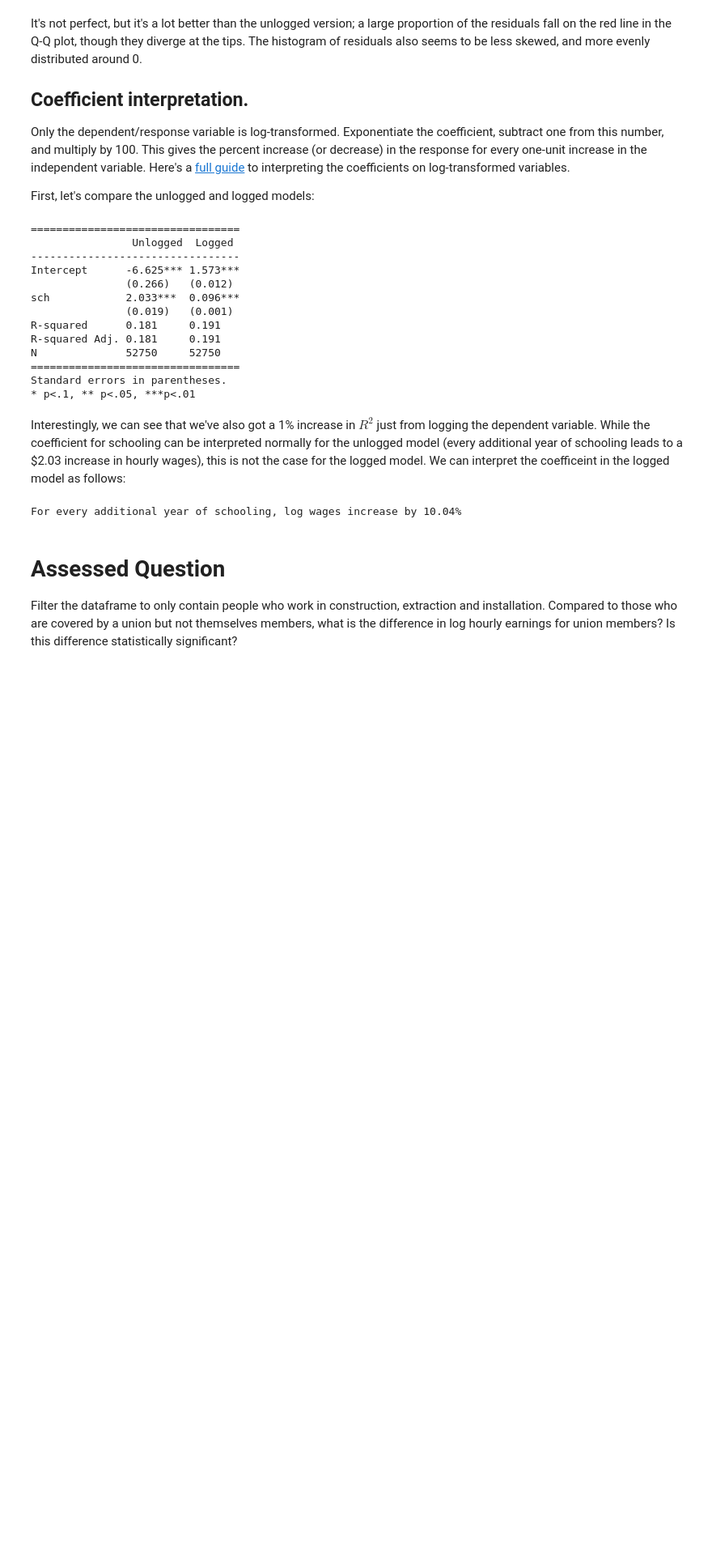
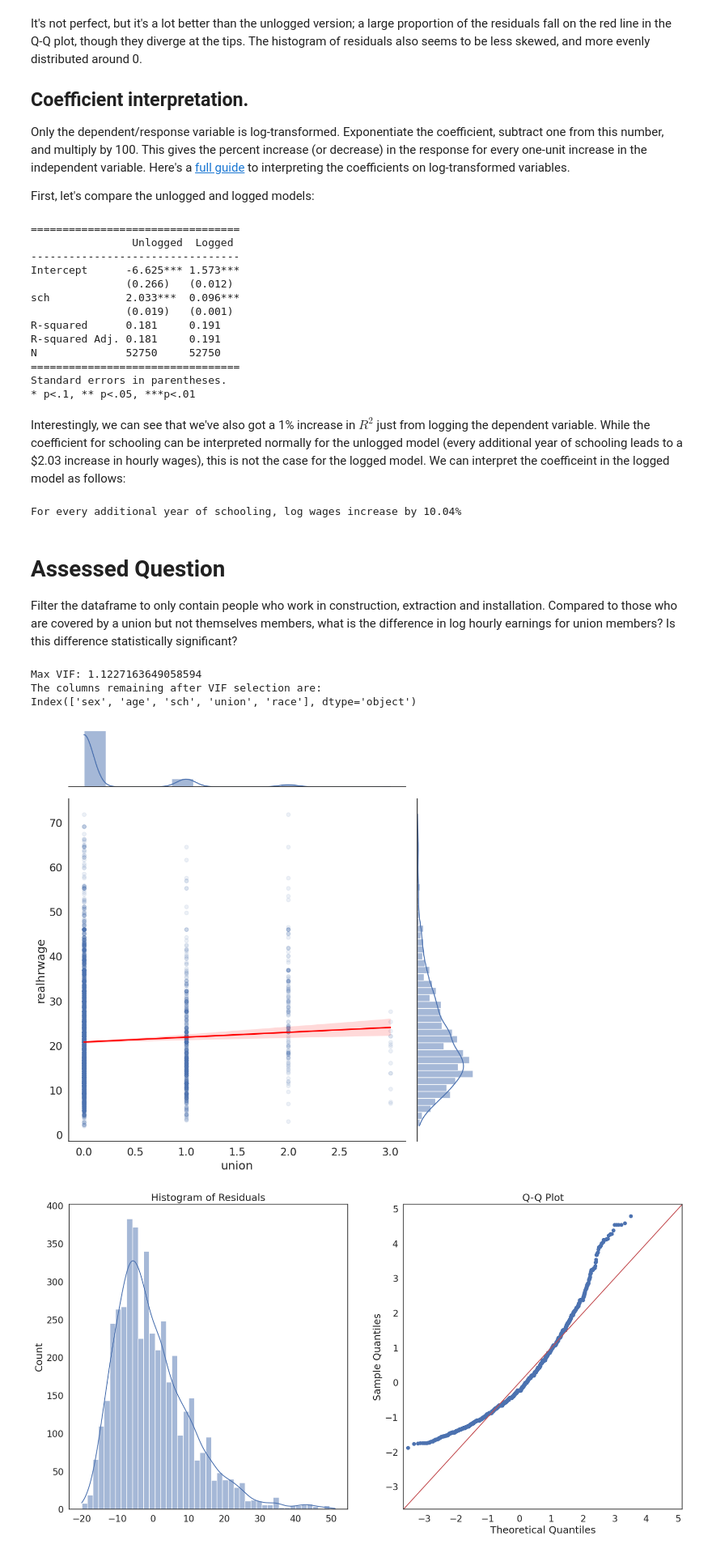
Before and after one commit to jinkim-com/QM2, a Jupyter notebook: Week 7 - Regression.ipynb, the cells around one changed output. Shown at 81% size. Cells and saved outputs as stored; diff of their text form; code cells hidden in the pictures; blank space fills up the shorter version.

```diff
--- a/Week 7 - Regression.ipynb
+++ b/Week 7 - Regression.ipynb
@@ -574,5 +574,46 @@ For every additional year of schooling, log wages increase by 10.04%
 # Assessed Question
 
 Filter the dataframe to only contain people who work in construction, extraction and installation. Compared to those who are covered by a union but not themselves members, what is the difference in log hourly earnings for union members? Is this difference statistically significant?
+# %%
+reg_df = reg_df[reg_df['occupation'] == 'Consruction, Extraction, Installation']
+reg_df
+
+# 1. Summary Statistics
+
+summary=reg_df.groupby('union')['realhrwage'].describe()
+summary
+
+# Assumptions
+
+ind_vars=['sex','age','sch', 'union','race']
+vif = drop_column_using_vif_(reg_df[ind_vars], thresh=5)
+print("The columns remaining after VIF selection are:")
+print(vif.columns)
+# %% [output]
+Max VIF: 1.1227163649058594
+The columns remaining after VIF selection are:
+Index(['sex', 'age', 'sch', 'union', 'race'], dtype='object')
+# %%
+reg_df['union']=pd. to_numeric(reg_df['union'])
+
+sns.jointplot(data=reg_df, x='union', y='realhrwage', kind="reg",  scatter_kws=dict(alpha=0.1), line_kws=dict(color='red'), height=10)
+
+log_model = ols('realhrwage ~  union', data=reg_df).fit()  # fit a model
+log_model_residuals = log_model.resid # get the residuals
+
+# make the figure wider
+plt.rcParams["figure.figsize"] = [20, 10]
+
+f, axes = plt.subplots(1, 2)
+sns.histplot(log_model_residuals, kde=True, ax=axes[0]) # plot the residuals
+axes[0].set_title('Histogram of Residuals') # add a title
+
+sm.qqplot(log_model_residuals, line='45', fit=True,  ax=axes[1]) # plot the residuals
+axes[1].set_title('Q-Q Plot') # add a title
+
+plt.show() # show the plot
+# %% [output]
+[figure, added]
+[figure, added]
 # %%
 # Filtering the dataframe to only contain those who work in Construction, Extraction and Installation (there is a typo in the csv file)
```
Also changed, not shown: parts of 3 cells of this notebook.
